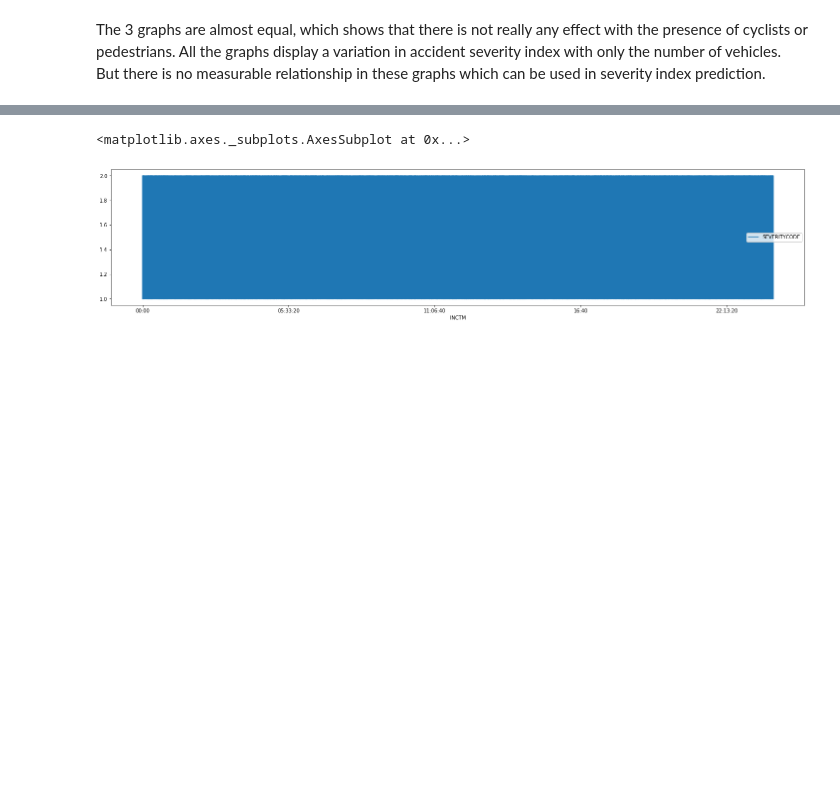
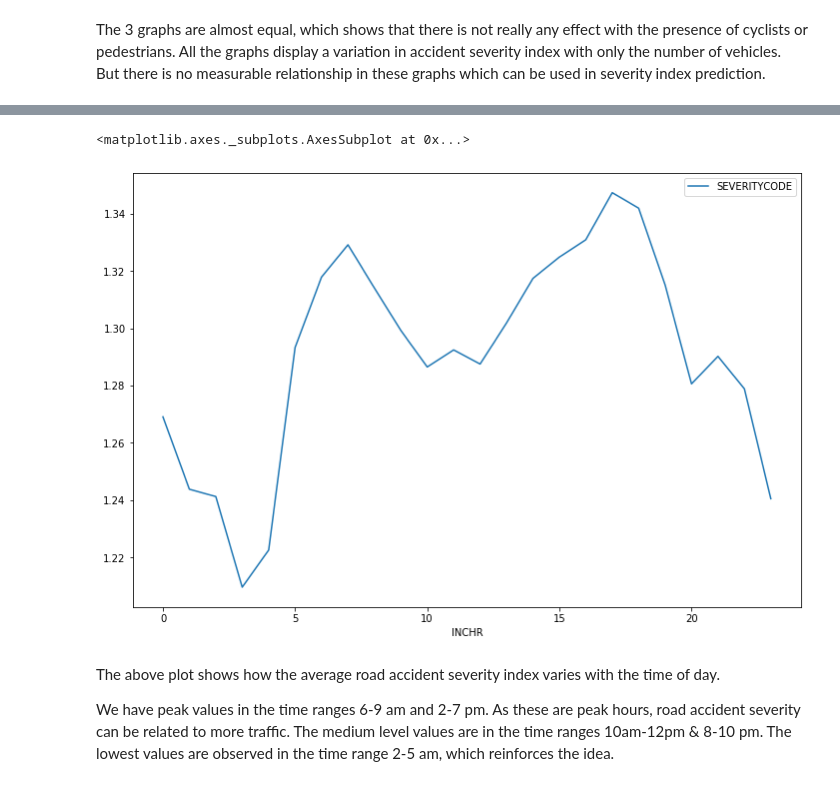
Before and after one commit to anil-sasi/Coursera_Capstone, a Jupyter notebook: Capstone.ipynb, the cells around one changed output, grey strips where cells are left out. Cells and saved outputs as stored; diff of their text form; code cells hidden in the pictures; blank space fills up the shorter version.

```diff
--- a/Capstone.ipynb
+++ b/Capstone.ipynb
@@ -137,5 +137,13 @@ See the caveats in the documentation: https://pandas.pydata.org/pandas-docs/stab
-# %%
-df_time[["SEVERITYCODE","INCTM"]].plot(kind="line",x="INCTM",figsize=(25,5))
-# %% [output]
-<matplotlib.axes._subplots.AxesSubplot at 0x...>
-[figure, removed]
+# %%
+df_time_blocks = df_time[["INCHR","SEVERITYCODE"]].groupby("INCHR").mean().sort_values("INCHR")
+
+df_time_blocks.plot(kind="line",figsize=(12,8))
+# %% [output]
+<matplotlib.axes._subplots.AxesSubplot at 0x...>
+[figure, added]
+# %% [markdown]
+The above plot shows how the average road accident severity index varies with the time of day.
+
+We have peak values in the time ranges 6-9 am and 2-7 pm. As these are peak hours, road accident severity can be related to more traffic.
+The medium level values are in the time ranges 10am-12pm & 8-10 pm.
+The lowest values are observed in the time range 2-5 am, which reinforces the idea.
```
Also changed, not shown: parts of 21 cells of this notebook, 1 other file.
